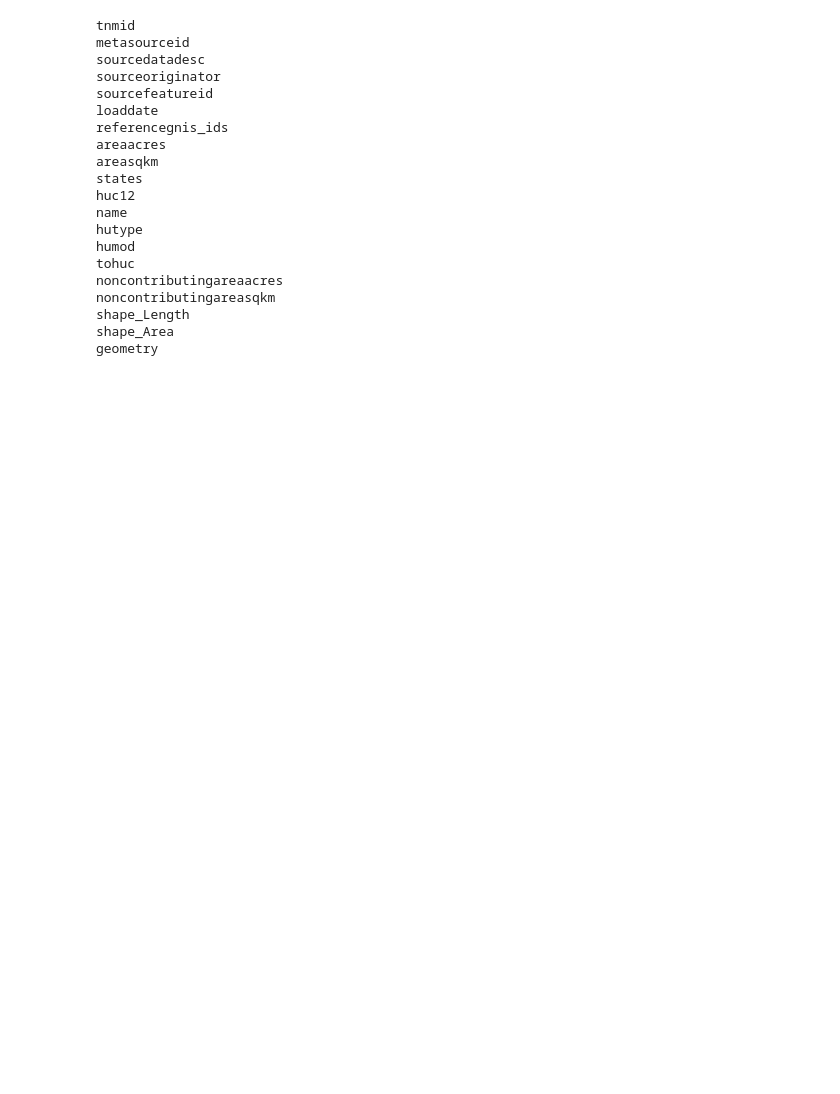
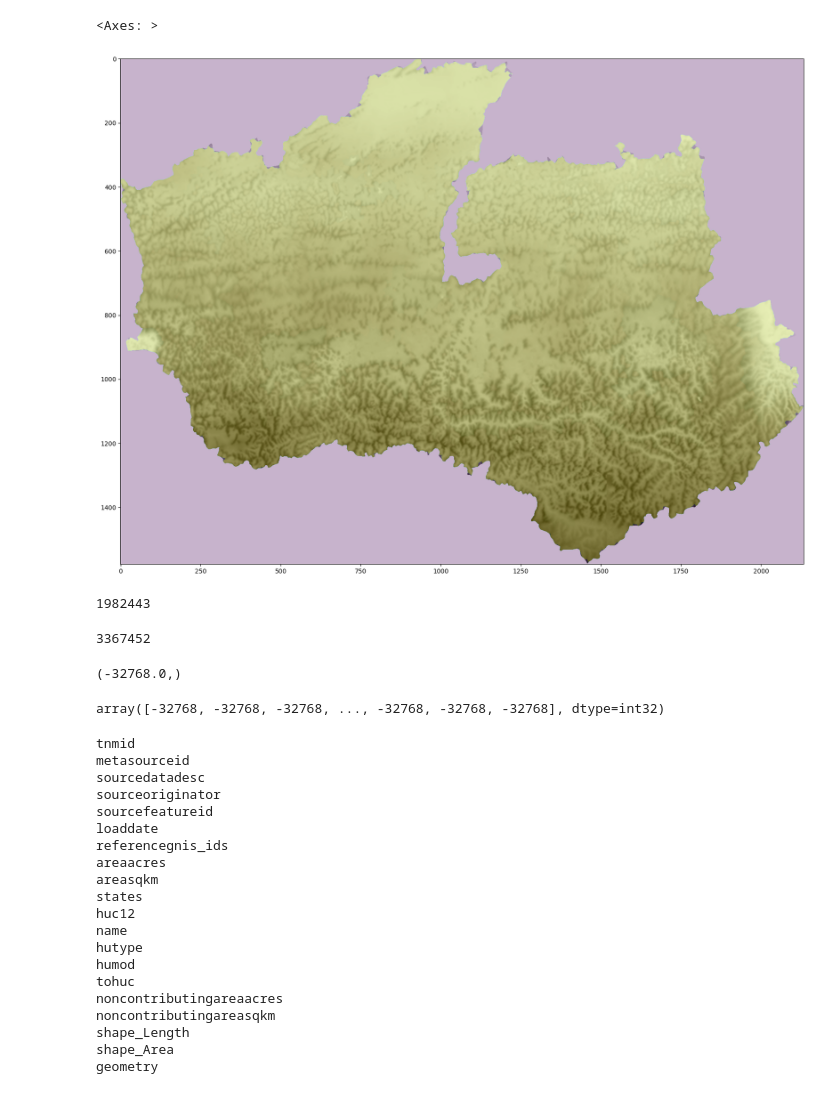
Before and after one commit to CovingtonResearchGroup/sinkhole_analysis, a Jupyter notebook: PR-Karstification.ipynb, the cells around one changed output. Saved outputs shown, nothing was run; the diff lists cells and outputs as text; code cells hidden in the pictures; blank space fills up the shorter version.

```diff
--- a/PR-Karstification.ipynb
+++ b/PR-Karstification.ipynb
@@ -69,3 +142,7 @@ riop.show(img_elev)
 # %%
-type(want_hucs[want_hucs.huc12 == '210100020301'])
+sinksfile = os.path.join(datadir,'HUC-210100020301-sinks.tif')
+wat_elev = calc_karst_fraction(datadir=datadir,
+                          demfile='HUC-210100020301-elev_cm.tif',
+                          mean_filter=False,
+                          fill_pits=False)
 # %% [output]
@@ -72,0 +166,17 @@ geopandas.geodataframe.GeoDataFrame
+# %%
+fig, ax = subplots(figsize=(20,20))
+riop.show(img_elev, ax=ax, cmap='Greys')
+riop.show(wat_elev, ax=ax, alpha=0.3)
+# %% [output]
+<Axes: >
+[figure, added]
+# %%
+
+ndv = wat_src.nodata
+size(wat_elev[wat_elev!=ndv])
+# %% [output]
+1982443
+# %%
+size(wat_elev[0])
+# %% [output]
+3367452
@@ -73,3 +185,13 @@ geopandas.geodataframe.GeoDataFrame
+# %%
+wat_src.get_nodatavals()
+# %% [output]
+(-32768.0,)
+# %%
+wat_neg = wat_elev[wat_elev < 0]
+for ndv in wat_src.get_nodatavals():
+    wat_
+# %% [output]
+array([-32768, -32768, -32768, ..., -32768, -32768, -32768], dtype=int32)
 # %%
 for huc in want_hucs:
     print((huc))
```
Also changed, not shown: parts of 17 cells of this notebook.
